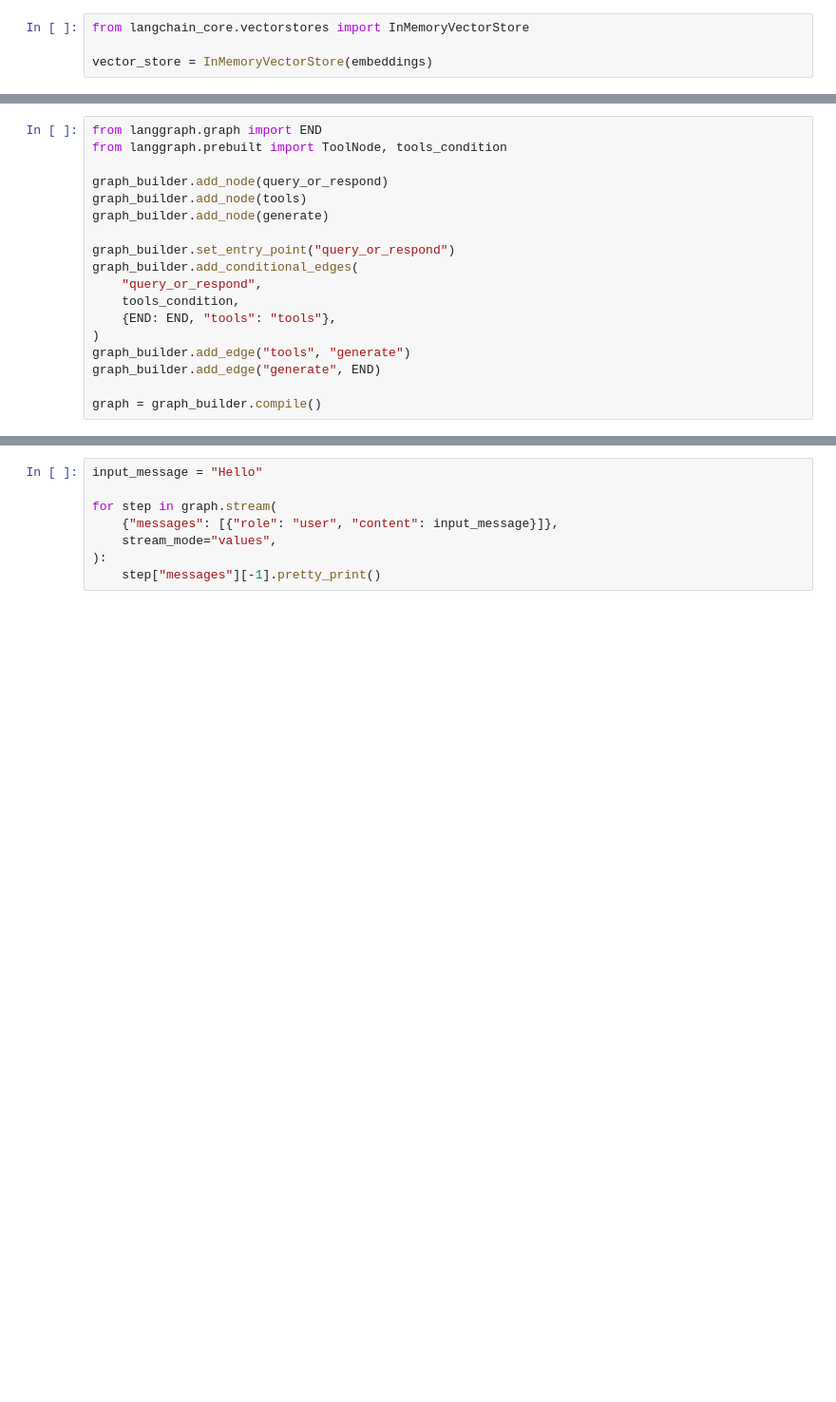
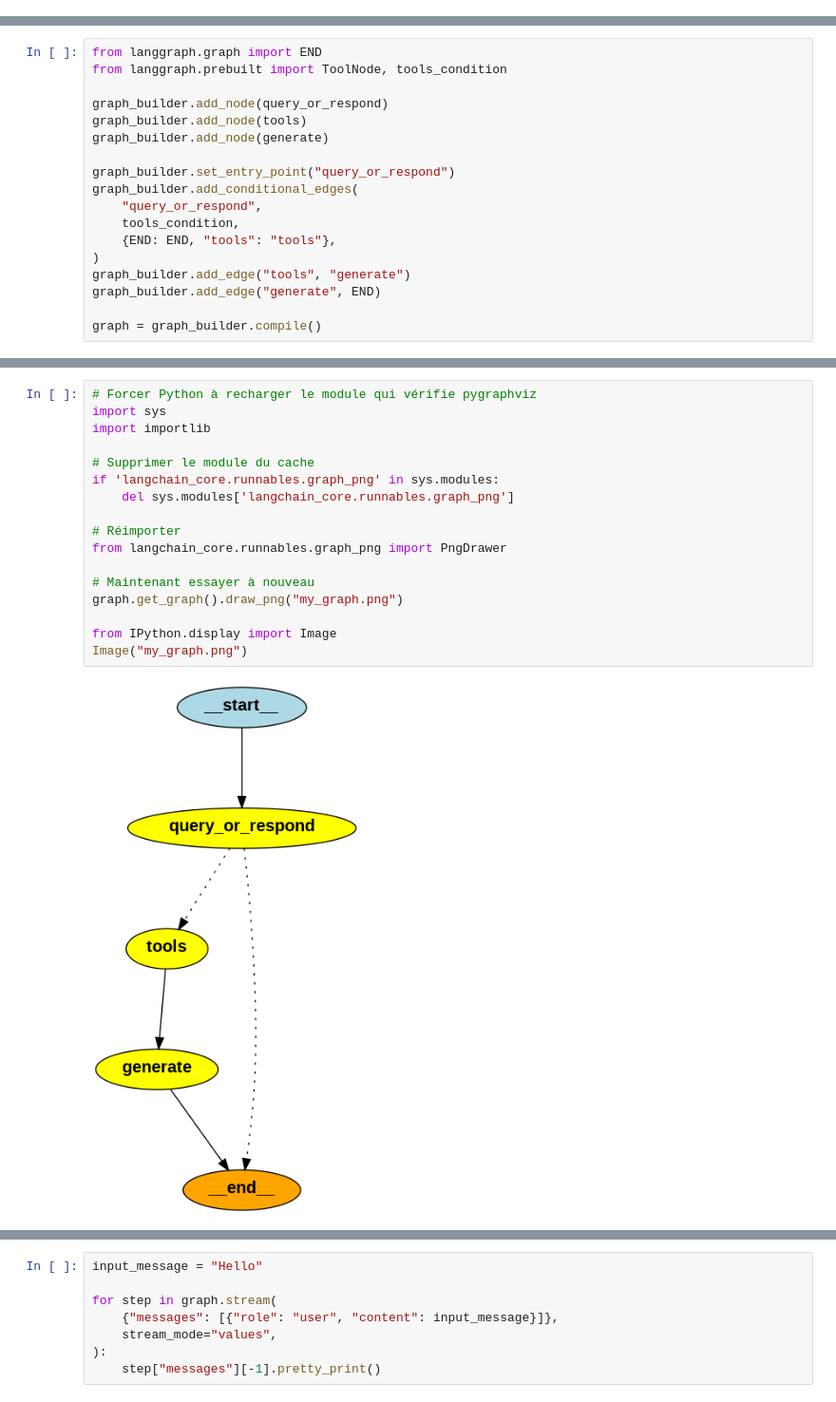
Before and after one commit to mouna0403/Tuto-llm, a Jupyter notebook: Build_a_Retrieval_Augmented_Generation_(RAG2).ipynb, the cells around one changed output, grey strips where cells are left out. Shown at 95% size. Cells and saved outputs as stored; diff of their text form; blank space fills up the shorter version.

```diff
--- a/Build_a_Retrieval_Augmented_Generation_(RAG2).ipynb
+++ b/Build_a_Retrieval_Augmented_Generation_(RAG2).ipynb
@@ -73,10 +73,6 @@ embeddings = OllamaEmbeddings(model="llama3.2:3b")
 
 
 vector_store = InMemoryVectorStore(embeddings)
-# %%
-from langchain_core.vectorstores import InMemoryVectorStore
-
-vector_store = InMemoryVectorStore(embeddings)
 # %%
 %%capture --no-stderr
 %pip install --upgrade --quiet langgraph langchain-community beautifulsoup4
@@ -195,0 +223,19 @@ graph = graph_builder.compile()
+# %%
+# Forcer Python à recharger le module qui vérifie pygraphviz
+import sys
+import importlib
+
+# Supprimer le module du cache
+if 'langchain_core.runnables.graph_png' in sys.modules:
+    del sys.modules['langchain_core.runnables.graph_png']
+
+# Réimporter
+from langchain_core.runnables.graph_png import PngDrawer
+
+# Maintenant essayer à nouveau
+graph.get_graph().draw_png("my_graph.png")
+
+from IPython.display import Image
+Image("my_graph.png")
+# %% [output]
+[figure, added]
```
Also changed, not shown: parts of 11 cells of this notebook.
